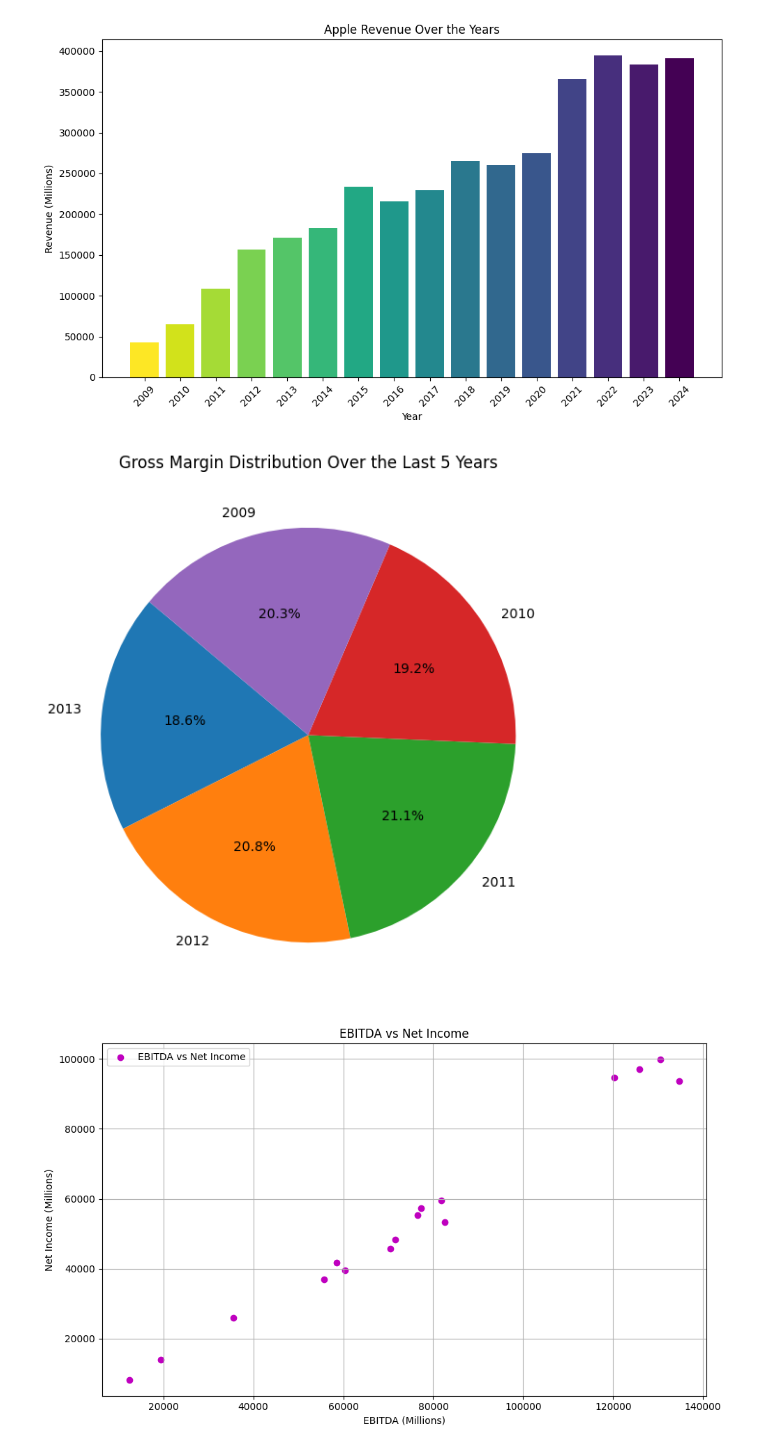
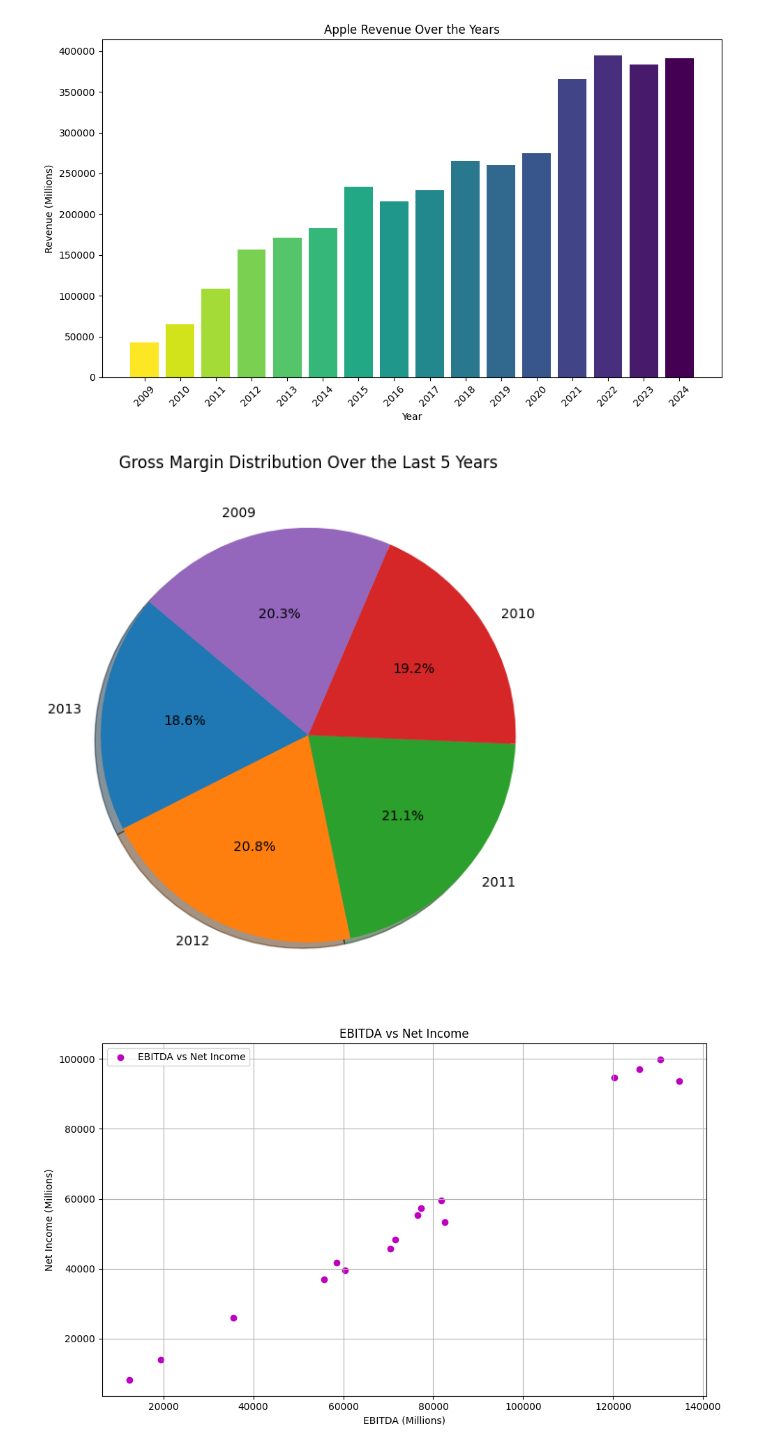
Before and after one commit to Rajkumar3754/Apple-Financial-Analysis, a Jupyter notebook: apple.ipynb, the cells around one changed output. Drawn from its saved outputs; the diff is of its cells as text; code cells hidden in the pictures.

```diff
--- a/apple.ipynb
+++ b/apple.ipynb
@@ -9,7 +9,5 @@ df = pd.read_csv('Apple2009-2024.csv')
 
 # Clean up the column name by stripping extra spaces
 df.columns = df.columns.str.strip()
-# %%
-df['Year'] = df['year']
 # %%
 df.head(15)
@@ -73,14 +54,14 @@ plt.show()
 # %%
 
 
 # Plot 3: Pie Chart for Gross Margin (Last 5 Years)
 recent_years = df.tail()
 plt.figure(figsize=(7, 7))
-plt.pie(recent_years['Gross Margin'], labels=recent_years['Year'], autopct='%1.1f%%', startangle=140)
+plt.pie(recent_years['Gross Margin'], labels=recent_years['year'], autopct='%1.1f%%', startangle=140,shadow='True')
 plt.title('Gross Margin Distribution Over the Last 5 Years')
 plt.show()
 # %% [output]
-[figure, old version]
+[figure, new version]
 # %%
 
 # Plot 4: Scatter Plot for EBITDA vs Net Income
```
Also changed, not shown: parts of 4 cells of this notebook.
